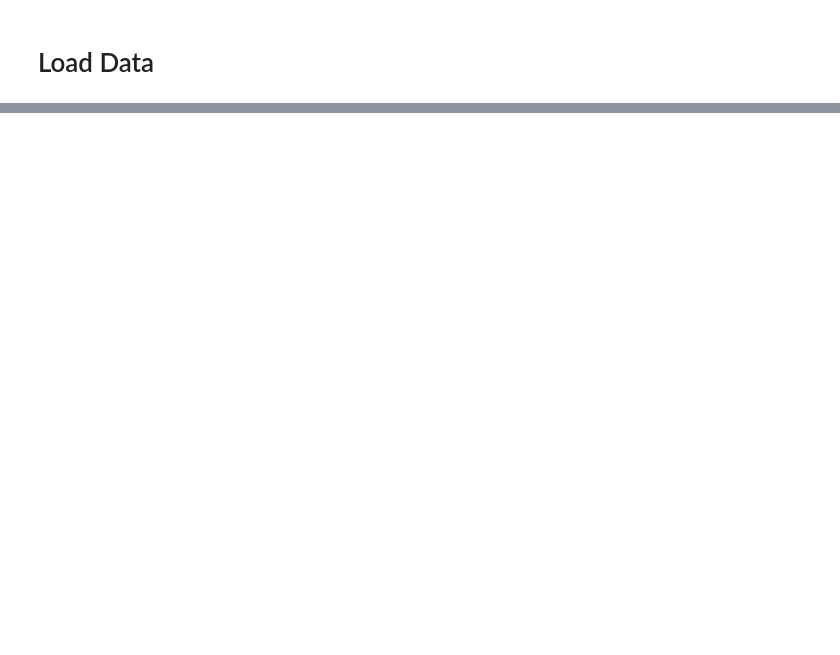
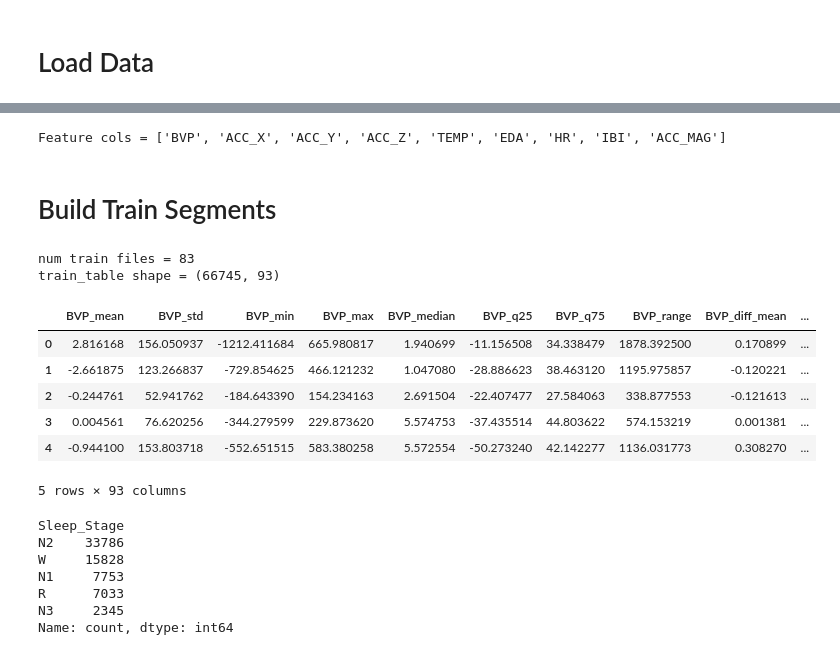
Before and after one commit to Kongbeng-21/SuperAi, a Jupyter notebook: 601088_กฤติธี_ฉายแสง.ipynb, the cells around one changed output, grey strips where cells are left out. Saved outputs shown, nothing was run; the diff lists cells and outputs as text; code cells hidden in the pictures; blank space fills up the shorter version.

Commit message:
Sleep Stage Classification

```diff
--- a/601088_กฤติธี_ฉายแสง.ipynb
+++ b/601088_กฤติธี_ฉายแสง.ipynb
@@ -265 +118,81 @@ Model ready
+# %%
+def add_signal_features(df):
+    df = df.copy()
+    df['ACC_MAG'] = np.sqrt(df['ACC_X']**2 + df['ACC_Y']**2 + df['ACC_Z']**2)
+    return df
+
+def summarize_segment(df, feature_cols):
+    row = {}
+    for col in feature_cols:
+        s = pd.to_numeric(df[col], errors='coerce')
+        row[f'{col}_mean'] = s.mean()
+        row[f'{col}_std'] = s.std()
+        row[f'{col}_min'] = s.min()
+        row[f'{col}_max'] = s.max()
+        row[f'{col}_median'] = s.median()
+        row[f'{col}_q25'] = s.quantile(0.25)
+        row[f'{col}_q75'] = s.quantile(0.75)
+        row[f'{col}_range'] = s.max() - s.min()
+
+        diff = s.diff().dropna()
+        row[f'{col}_diff_mean'] = diff.mean() if len(diff) else 0.0
+        row[f'{col}_diff_std'] = diff.std() if len(diff) else 0.0
+
+    return row
+
+FEATURE_COLS = RAW_FEATURES + ['ACC_MAG']
+print('Feature cols =', FEATURE_COLS)
+# %% [output]
+Feature cols = ['BVP', 'ACC_X', 'ACC_Y', 'ACC_Z', 'TEMP', 'EDA', 'HR', 'IBI', 'ACC_MAG']
+# %% [markdown]
+# Build Train Segments
+# %%
+def build_train_table(train_root: Path):
+    rows = []
+    train_files = sorted(train_root.glob('*.csv'))
+    print('num train files =', len(train_files))
+
+    for file_path in train_files:
+        df = pd.read_csv(file_path)
+        df = add_signal_features(df)
+        subject_id = file_path.stem
+
+        n = len(df)
+        n_segments = n // SEGMENT_SIZE
+
+        for seg_idx in range(n_segments):
+            start = seg_idx * SEGMENT_SIZE
+            end = start + SEGMENT_SIZE
+            seg = df.iloc[start:end].copy()
+
+            label = seg[TARGET].mode().iloc[0]
+            feat = summarize_segment(seg, FEATURE_COLS)
+            feat['subject_id'] = subject_id
+            feat['segment_id'] = f'{subject_id}_{seg_idx:05d}'
+            feat[TARGET] = label
+            rows.append(feat)
+
+    return pd.DataFrame(rows)
+
+train_table = build_train_table(train_root)
+print('train_table shape =', train_table.shape)
+display(train_table.head())
+print(train_table[TARGET].value_counts())
+# %% [output]
+num train files = 83
+train_table shape = (66745, 93)
+|  | BVP_mean | BVP_std | BVP_min | BVP_max | BVP_median | BVP_q25 | BVP_q75 | BVP_range | BVP_diff_mean | ... |
+| 0 | 2.816168 | 156.050937 | -1212.411684 | 665.980817 | 1.940699 | -11.156508 | 34.338479 | 1878.392500 | 0.170899 | ... |
+| 1 | -2.661875 | 123.266837 | -729.854625 | 466.121232 | 1.047080 | -28.886623 | 38.463120 | 1195.975857 | -0.120221 | ... |
+| 2 | -0.244761 | 52.941762 | -184.643390 | 154.234163 | 2.691504 | -22.407477 | 27.584063 | 338.877553 | -0.121613 | ... |
+| 3 | 0.004561 | 76.620256 | -344.279599 | 229.873620 | 5.574753 | -37.435514 | 44.803622 | 574.153219 | 0.001381 | ... |
+| 4 | -0.944100 | 153.803718 | -552.651515 | 583.380258 | 5.572554 | -50.273240 | 42.142277 | 1136.031773 | 0.308270 | ... |
+5 rows × 93 columns
+Sleep_Stage
+N2    33786
+W     15828
+N1     7753
+R      7033
+N3     2345
+Name: count, dtype: int64
 # %% [markdown]
```
Also changed, not shown: parts of 26 cells of this notebook.
